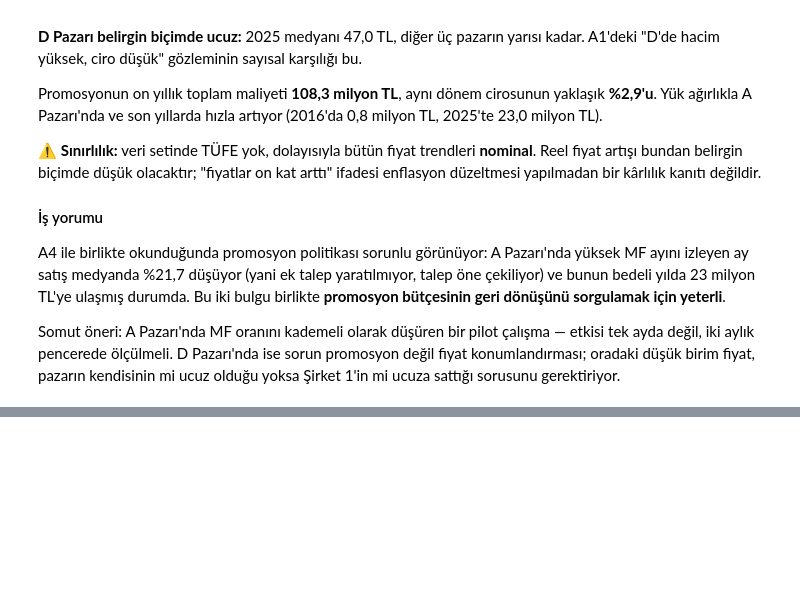
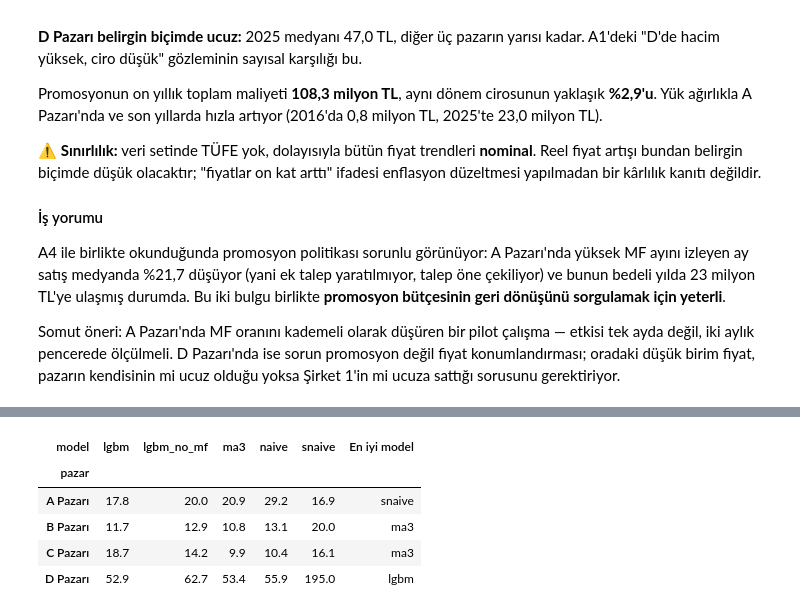
Before and after one commit to berkincetin/rag-demo, a Jupyter notebook: notebooks/analiz.ipynb, the cells around one changed output, grey strips where cells are left out. Saved outputs shown, nothing was run; the diff lists cells and outputs as text; code cells hidden in the pictures; blank space fills up the shorter version.

```diff
--- a/notebooks/analiz.ipynb
+++ b/notebooks/analiz.ipynb
@@ -918,0 +985,12 @@ mi ucuz olduğu yoksa Şirket 1'in mi ucuza sattığı sorusunu gerektiriyor.
+# %%
+# WAPE tek başına — model seçimi bu tablodan okunur.
+wape_tablosu = metrik_tablosu.pivot_table(index="pazar", columns="model", values="wape").round(1)
+wape_tablosu["En iyi model"] = wape_tablosu.idxmin(axis=1)
+wape_tablosu
+# %% [output]
+| model | lgbm | lgbm_no_mf | ma3 | naive | snaive | En iyi model |
+| pazar |  |  |  |  |  |  |
+| A Pazarı | 17.8 | 20.0 | 20.9 | 29.2 | 16.9 | snaive |
+| B Pazarı | 11.7 | 12.9 | 10.8 | 13.1 | 20.0 | ma3 |
+| C Pazarı | 18.7 | 14.2 | 9.9 | 10.4 | 16.1 | ma3 |
+| D Pazarı | 52.9 | 62.7 | 53.4 | 55.9 | 195.0 | lgbm |
```
Also changed, not shown: parts of 10 cells of this notebook.
